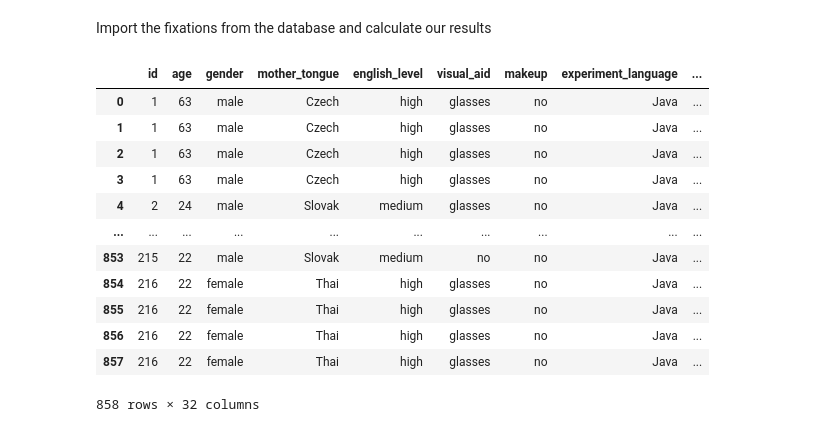
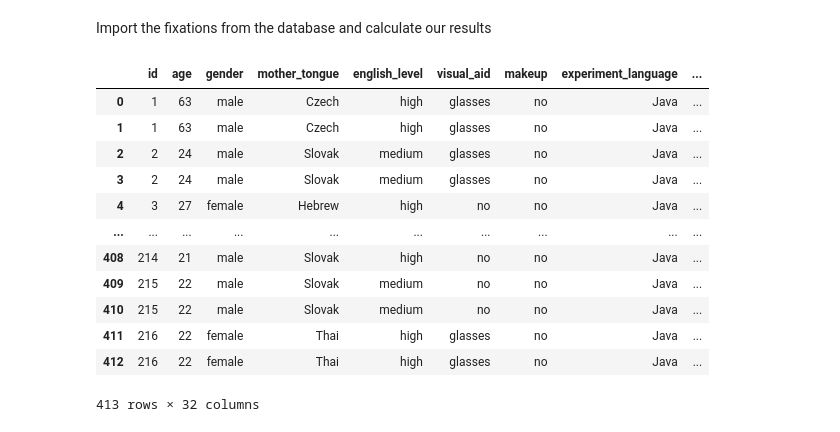
Before and after one commit to brains-on-code/eye-tracking-tools-influence, a Jupyter notebook: StudyEMIP.ipynb, the cells around one changed output. Drawn from its saved outputs; the diff is of its cells as text; code cells hidden in the pictures.

Commit message:
Added results variations for different parameters for EMIP dataset

```diff
--- a/StudyEMIP.ipynb
+++ b/StudyEMIP.ipynb
@@ -454,41 +337,44 @@ num_to_trial = {
     '6': 'rectangle_scala.jpg',
     '7': 'vehicle_java.jpg',
     '8': 'vehicle_java2.jpg',
     '9': 'vehicle_python.jpg',
     '10': 'vehicle_scala.jpg',
 }
 
 # Change the TrialID to the corresponding task name
 total_results['TrialID'] = total_results['TrialID'].astype(str)
 total_results['TrialID'] = total_results['TrialID'].map(num_to_trial)
 
+# Drop all colums where the TrialID contains 'mupliple_choice'
+total_results = total_results[~total_results['TrialID'].str.contains('mupliple_choice')]
 
 # We load the original results from the file data/4/processed-data/fixationsAll.csv
 participants_metadata = pd.read_csv('data/emip_dataset/emip_metadata.csv')
-
+# We remove rows where experiment_language != 'Java'
+participants_metadata = participants_metadata[participants_metadata.experiment_language == 'Java']
 
 # We combine the two dataframes into one by combining the columns where the values of Participant and Task are the same
 results_ogama = pd.merge(participants_metadata, total_results, how='inner', left_on=['id'], right_on=['Subject'])
 # Rename the columns Fixation Count, Total Fixation Duration and Average Fixation Duration
 results_ogama = results_ogama.rename(columns={
 	'Total Fixation Count': 'Fixation Count',
 	'Total Fixation Duration': 'Total Fixation Duration [ms]',
 	'Average Fixation Duration': 'Average Fixation Duration [ms]',
 	'TrialID': 'Task'
 })
 
 results_ogama
 # %% [output]
 |  | id | age | gender | mother_tongue | english_level | visual_aid | makeup | experiment_language | ... |
 | 0 | 1 | 63 | male | Czech | high | glasses | no | Java | ... |
 | 1 | 1 | 63 | male | Czech | high | glasses | no | Java | ... |
-| 2 | 1 | 63 | male | Czech | high | glasses | no | Java | ... |
-| 3 | 1 | 63 | male | Czech | high | glasses | no | Java | ... |
-| 4 | 2 | 24 | male | Slovak | medium | glasses | no | Java | ... |
+| 2 | 2 | 24 | male | Slovak | medium | glasses | no | Java | ... |
+| 3 | 2 | 24 | male | Slovak | medium | glasses | no | Java | ... |
+| 4 | 3 | 27 | female | Hebrew | high | no | no | Java | ... |
 | ... | ... | ... | ... | ... | ... | ... | ... | ... | ... |
-| 853 | 215 | 22 | male | Slovak | medium | no | no | Java | ... |
-| 854 | 216 | 22 | female | Thai | high | glasses | no | Java | ... |
-| 855 | 216 | 22 | female | Thai | high | glasses | no | Java | ... |
-| 856 | 216 | 22 | female | Thai | high | glasses | no | Java | ... |
-| 857 | 216 | 22 | female | Thai | high | glasses | no | Java | ... |
+| 408 | 214 | 21 | male | Slovak | high | no | no | Java | ... |
+| 409 | 215 | 22 | male | Slovak | medium | no | no | Java | ... |
+| 410 | 215 | 22 | male | Slovak | medium | no | no | Java | ... |
+| 411 | 216 | 22 | female | Thai | high | glasses | no | Java | ... |
+| 412 | 216 | 22 | female | Thai | high | glasses | no | Java | ... |
-858 rows × 32 columns
+413 rows × 32 columns
```
Also changed, not shown: parts of 34 cells of this notebook, 10 other files.
